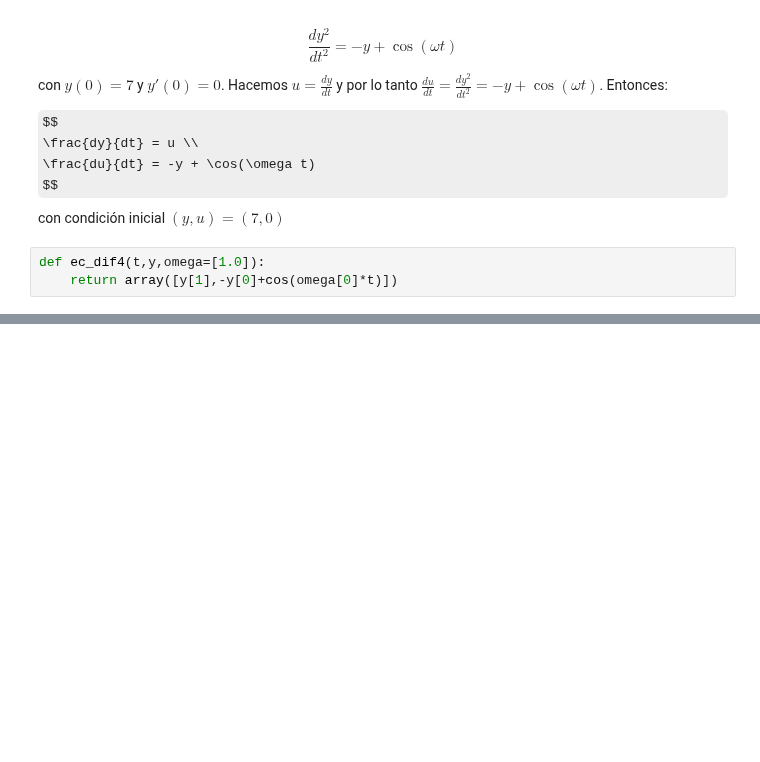
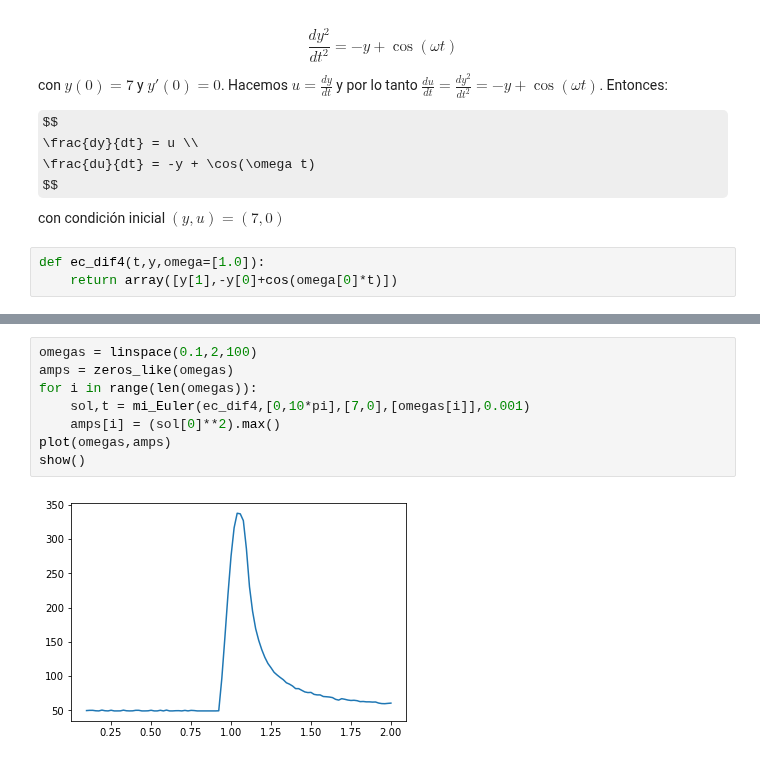
Before and after one commit to richmf/Fisica-Computacional-clases, a Jupyter notebook: EDO2.ipynb, the cells around one changed output, grey strips where cells are left out. Cells and saved outputs as stored; diff of their text form; some formulas as TeX source; blank space fills up the shorter version.

```diff
--- a/EDO2.ipynb
+++ b/EDO2.ipynb
@@ -41,0 +43,10 @@ show()
+# %%
+omegas = linspace(0.1,2,100)
+amps = zeros_like(omegas)
+for i in range(len(omegas)):
+    sol,t = mi_Euler(ec_dif4,[0,10*pi],[7,0],[omegas[i]],0.001)
+    amps[i] = (sol[0]**2).max()
+plot(omegas,amps)
+show()
+# %% [output]
+[figure, added]
```
Also changed, not shown: parts of 7 cells of this notebook.
